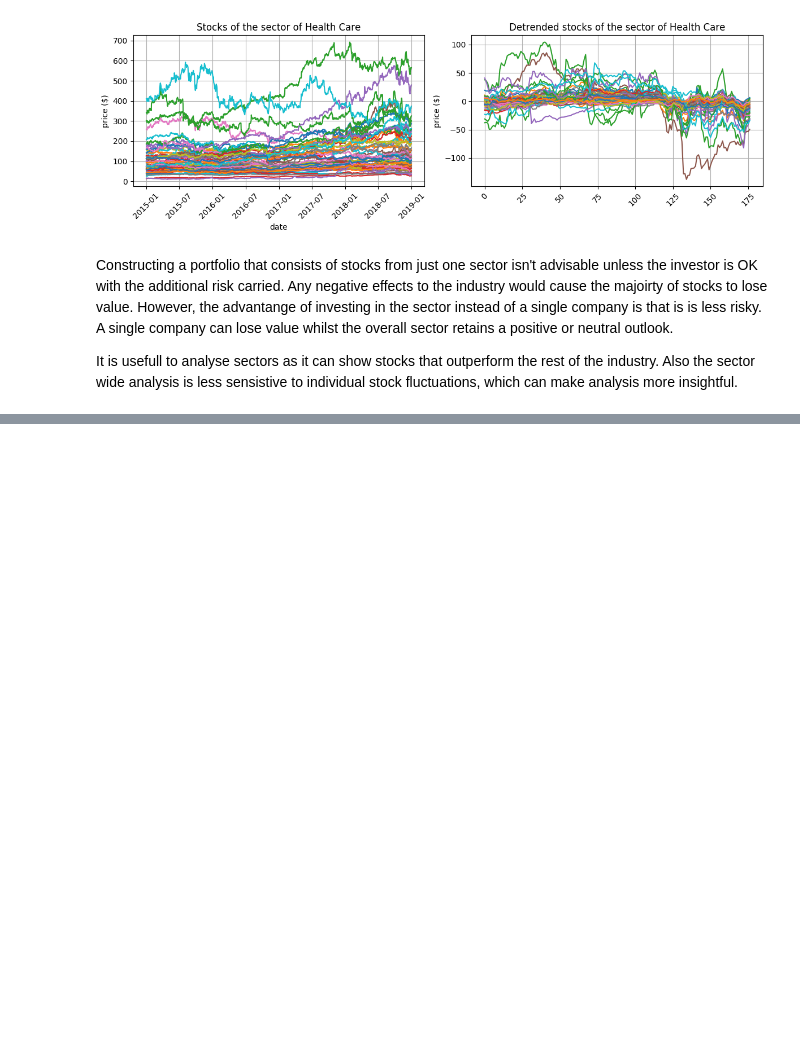
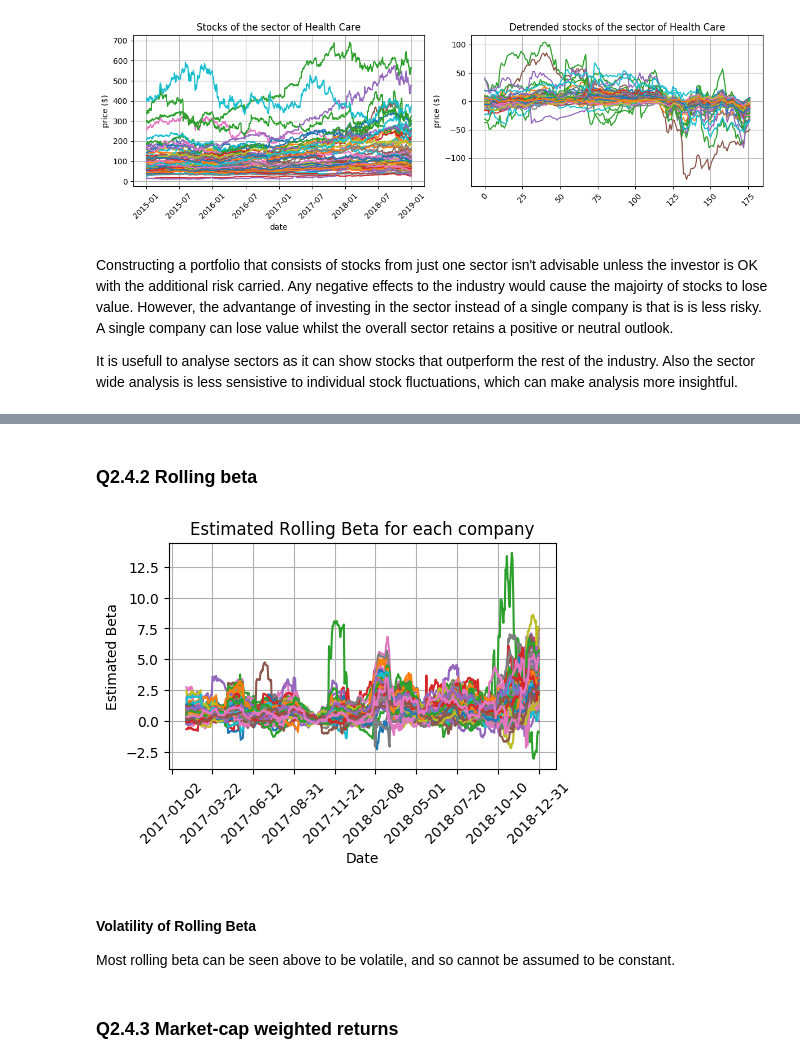
Before and after one commit to mahudu97/FSP, a Jupyter notebook: src/CW.ipynb, the cells around one changed output, grey strips where cells are left out. Saved outputs shown, nothing was run; the diff lists cells and outputs as text; code cells hidden in the pictures; blank space fills up the shorter version.

Commit message:
Most of Q2 done

```diff
--- a/src/CW.ipynb
+++ b/src/CW.ipynb
@@ -498,0 +625,24 @@ It is usefull to analyse sectors as it can show stocks that outperform the rest
+# %% [markdown]
+### Q2.4.2 Rolling beta
+# %%
+WINDOW = 22 # days
+# beta_i = cov_iM / var_MM
+betas = df['ret'].rolling(22).cov(market_returns)/np.var(market_returns)
+
+plt.figure(dpi=100, figsize=(5,3))
+plt.plot(betas.index, betas)
+plt.title('Estimated Rolling Beta for each company')
+plt.xticks([betas.index[i] for i in np.linspace(0,len(betas.index)-1, 10).astype(int)],rotation=45)
+plt.xlabel('Date')
+plt.ylabel('Estimated Beta')
+plt.grid()
+plt.tight_layout()
+plt.show()
+# %% [output]
+[figure, added]
+# %% [markdown]
+#### Volatility of Rolling Beta
+
+Most rolling beta can be seen above to be volatile, and so cannot be assumed to be constant.
+# %% [markdown]
+### Q2.4.3 Market-cap weighted returns
```
Also changed, not shown: parts of 32 cells of this notebook, 1 other file.
